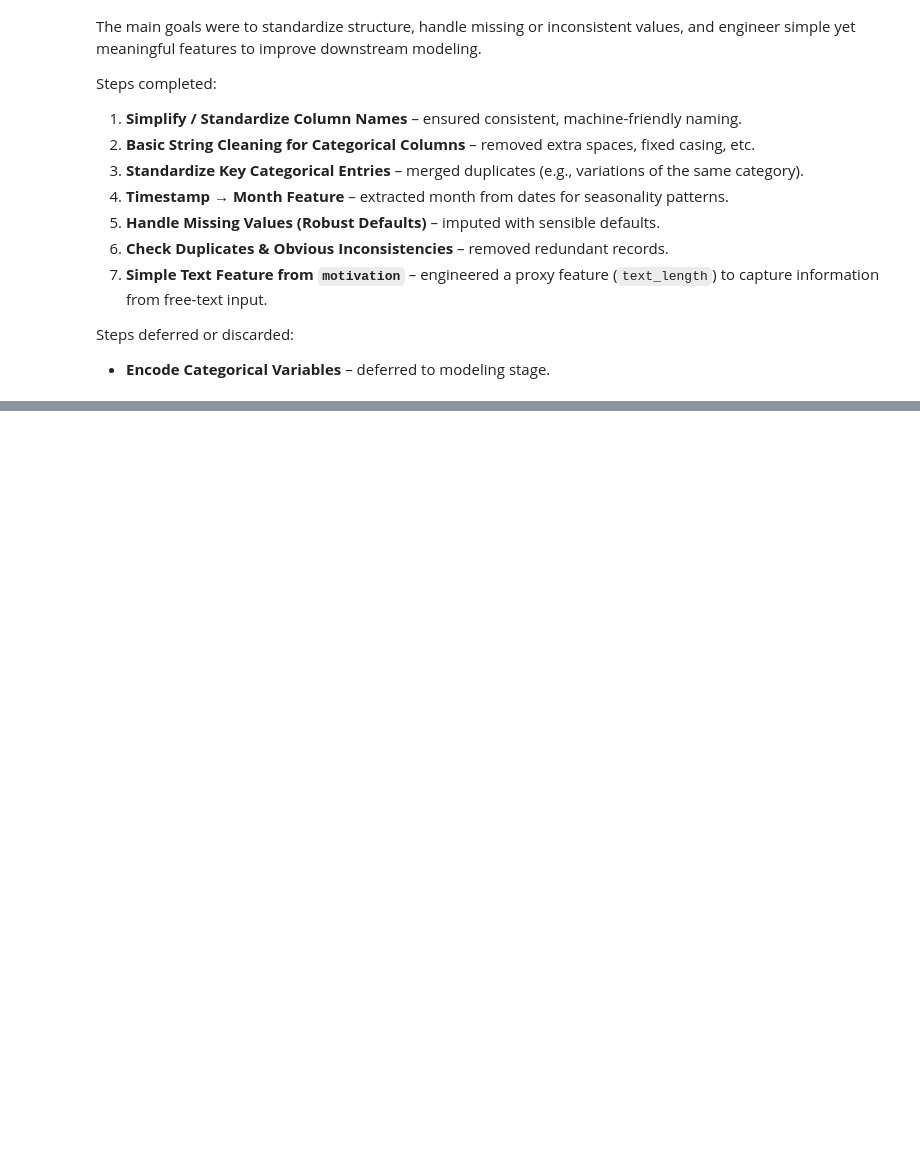
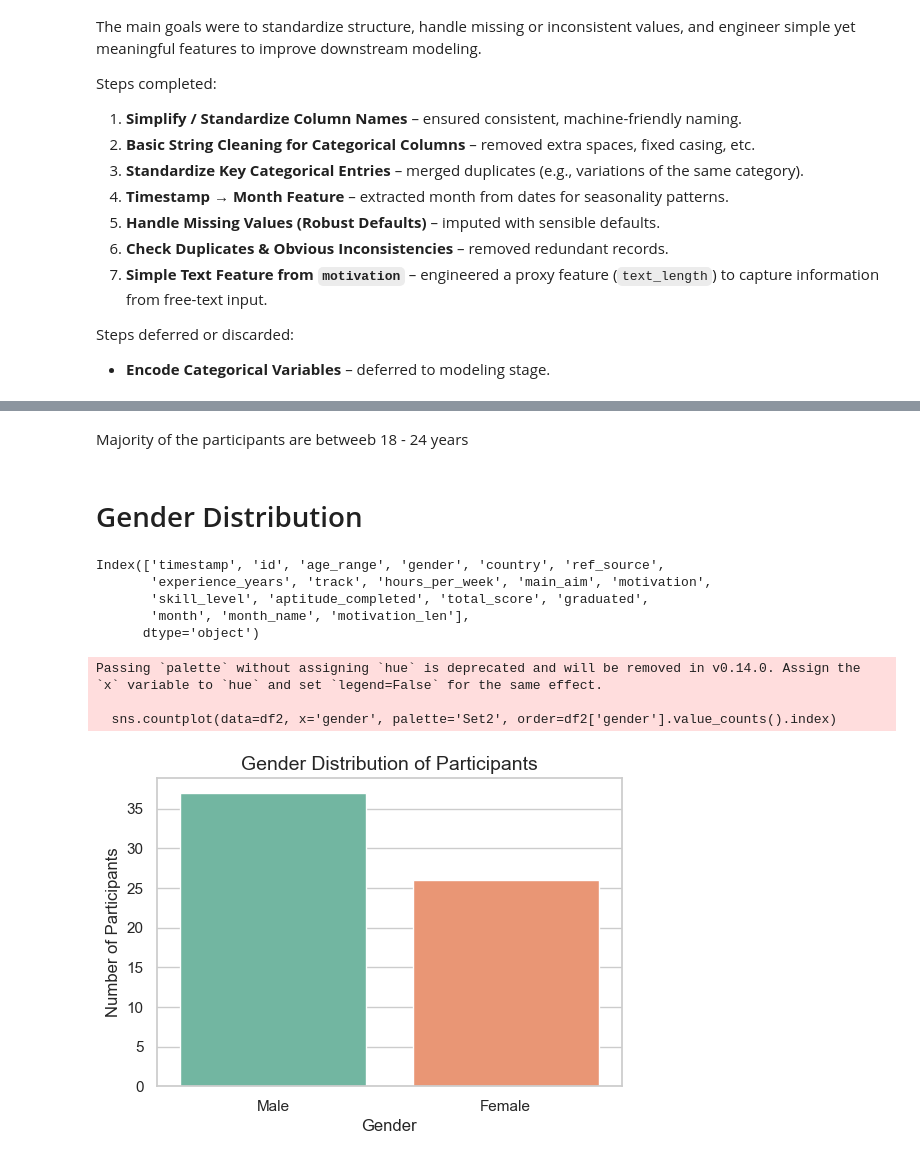
Before and after one commit to J-Kimani/DS, a Jupyter notebook: Projects/Data Proficiency Project/Data Proficiency Project.ipynb, the cells around one changed output, grey strips where cells are left out. Cells and saved outputs as stored; diff of their text form; code cells hidden in the pictures; blank space fills up the shorter version.

```diff
--- a/Projects/Data Proficiency Project/Data Proficiency Project.ipynb
+++ b/Projects/Data Proficiency Project/Data Proficiency Project.ipynb
@@ -631,0 +683,25 @@ Steps deferred or discarded:
+# %% [markdown]
+Majority of the participants are betweeb 18 - 24 years
+# %% [markdown]
+# Gender Distribution
+# %%
+df2.columns
+# %% [output]
+Index(['timestamp', 'id', 'age_range', 'gender', 'country', 'ref_source',
+       'experience_years', 'track', 'hours_per_week', 'main_aim', 'motivation',
+       'skill_level', 'aptitude_completed', 'total_score', 'graduated',
+       'month', 'month_name', 'motivation_len'],
+      dtype='object')
+# %%
+# Gender count plot
+plt.figure(figsize=(6,4))
+sns.countplot(data=df2, x='gender', palette='Set2', order=df2['gender'].value_counts().index)
+plt.title('Gender Distribution of Participants', fontsize=14)
+plt.xlabel('Gender')
+plt.ylabel('Number of Participants')
+plt.show()
+# %% [output]
+Passing `palette` without assigning `hue` is deprecated and will be removed in v0.14.0. Assign the `x` variable to `hue` and set `legend=False` for the same effect.
+
+  sns.countplot(data=df2, x='gender', palette='Set2', order=df2['gender'].value_counts().index)
+[figure, added]
```
Also changed, not shown: parts of 5 cells of this notebook.
